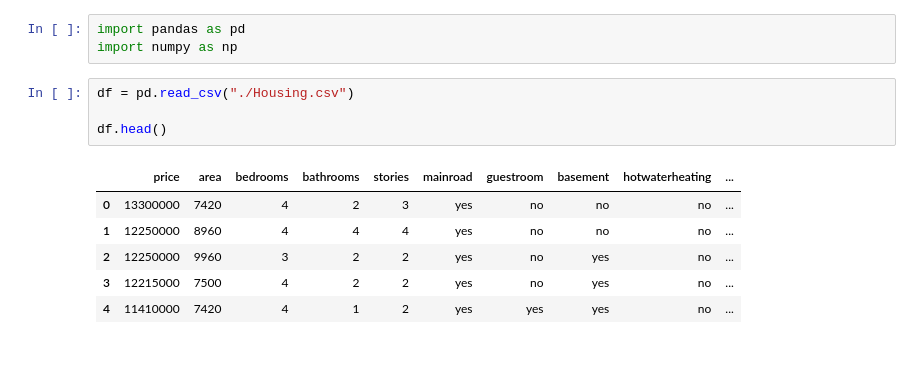
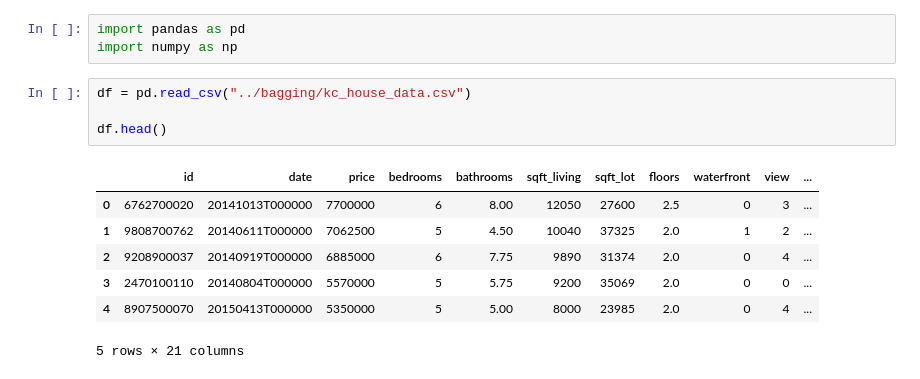
Before and after one commit to Bansnetsajak007/coreMachineLearningandDeepLearning, a Jupyter notebook: baggingBoosting/boosting/gradient_boosting_regressor.ipynb, the cells around one changed output. Drawn from its saved outputs; the diff is of its cells as text.

```diff
--- a/baggingBoosting/boosting/gradient_boosting_regressor.ipynb
+++ b/baggingBoosting/boosting/gradient_boosting_regressor.ipynb
@@ -2,13 +2,14 @@
 import pandas as pd
 import numpy as np
 # %%
-df = pd.read_csv("./Housing.csv")
+df = pd.read_csv("../bagging/kc_house_data.csv")
 
 df.head()
 # %% [output]
-|  | price | area | bedrooms | bathrooms | stories | mainroad | guestroom | basement | hotwaterheating | ... |
-| 0 | 13300000 | 7420 | 4 | 2 | 3 | yes | no | no | no | ... |
-| 1 | 12250000 | 8960 | 4 | 4 | 4 | yes | no | no | no | ... |
-| 2 | 12250000 | 9960 | 3 | 2 | 2 | yes | no | yes | no | ... |
-| 3 | 12215000 | 7500 | 4 | 2 | 2 | yes | no | yes | no | ... |
-| 4 | 11410000 | 7420 | 4 | 1 | 2 | yes | yes | yes | no | ... |
+|  | id | date | price | bedrooms | bathrooms | sqft_living | sqft_lot | floors | waterfront | view | ... |
+| 0 | 6762700020 | 20141013T000000 | 7700000 | 6 | 8.00 | 12050 | 27600 | 2.5 | 0 | 3 | ... |
+| 1 | 9808700762 | 20140611T000000 | 7062500 | 5 | 4.50 | 10040 | 37325 | 2.0 | 1 | 2 | ... |
+| 2 | 9208900037 | 20140919T000000 | 6885000 | 6 | 7.75 | 9890 | 31374 | 2.0 | 0 | 4 | ... |
+| 3 | 2470100110 | 20140804T000000 | 5570000 | 5 | 5.75 | 9200 | 35069 | 2.0 | 0 | 0 | ... |
+| 4 | 8907500070 | 20150413T000000 | 5350000 | 5 | 5.00 | 8000 | 23985 | 2.0 | 0 | 4 | ... |
+5 rows × 21 columns
```
Also changed, not shown: parts of 8 cells of this notebook, 2 other files.
